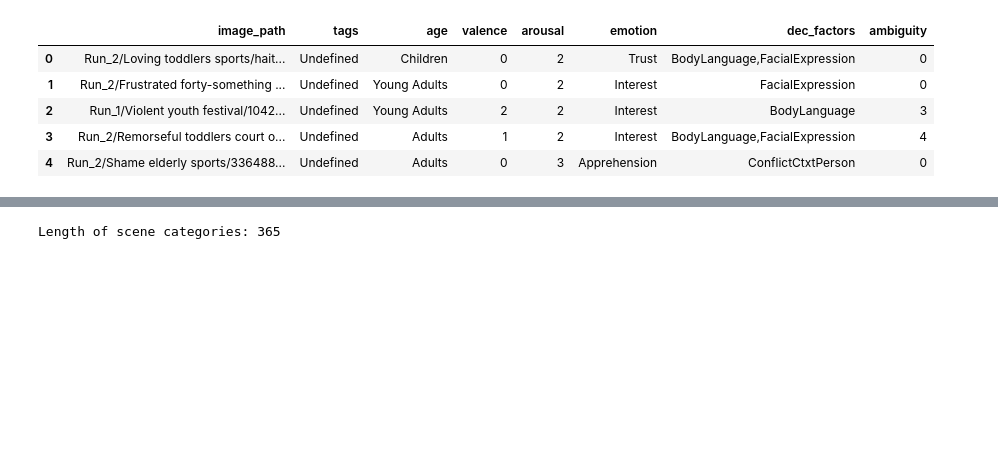
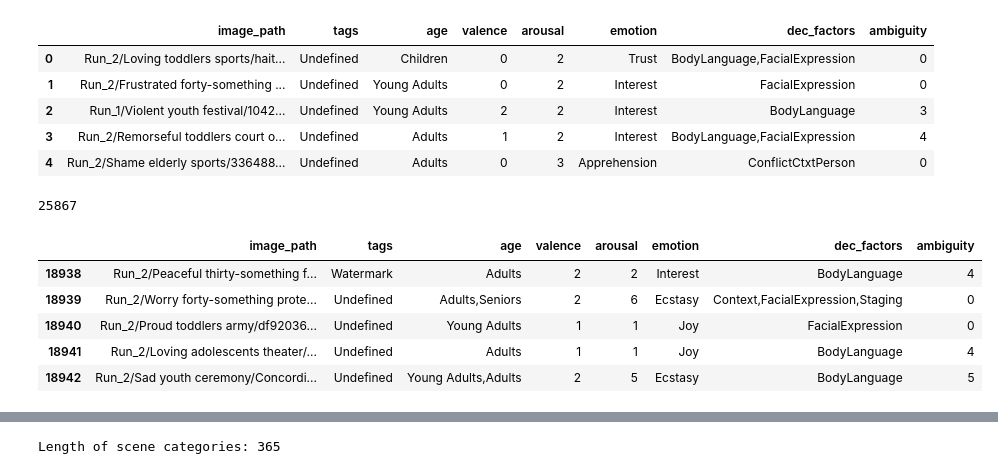
Before and after one commit to jarnedemoenvub/nsai_social_cognition, a Jupyter notebook: code/notebooks/nsai4_1.ipynb, the cells around one changed output, grey strips where cells are left out. Cells and saved outputs as stored; diff of their text form; code cells hidden in the pictures; blank space fills up the shorter version.

```diff
--- a/code/notebooks/nsai4_1.ipynb
+++ b/code/notebooks/nsai4_1.ipynb
@@ -135,3 +137,7 @@ df.head()
 | 2 | Run_1/Violent youth festival/1042... | Undefined | Young Adults | 2 | 2 | Interest | BodyLanguage | 3 |
 | 3 | Run_2/Remorseful toddlers court o... | Undefined | Adults | 1 | 2 | Interest | BodyLanguage,FacialExpression | 4 |
 | 4 | Run_2/Shame elderly sports/336488... | Undefined | Adults | 0 | 3 | Apprehension | ConflictCtxtPerson | 0 |
+# %%
+len(df)
+# %% [output]
+25867
@@ -138,3 +147,12 @@ df.head()
+# %%
+df.tail()
+# %% [output]
+|  | image_path | tags | age | valence | arousal | emotion | dec_factors | ambiguity |
+| 18938 | Run_2/Peaceful thirty-something f... | Watermark | Adults | 2 | 2 | Interest | BodyLanguage | 4 |
+| 18939 | Run_2/Worry forty-something prote... | Undefined | Adults,Seniors | 2 | 6 | Ecstasy | Context,FacialExpression,Staging | 0 |
+| 18940 | Run_2/Proud toddlers army/df92036... | Undefined | Young Adults | 1 | 1 | Joy | FacialExpression | 0 |
+| 18941 | Run_2/Loving adolescents theater/... | Undefined | Adults | 1 | 1 | Joy | BodyLanguage | 4 |
+| 18942 | Run_2/Sad youth ceremony/Concordi... | Undefined | Young Adults,Adults | 2 | 5 | Ecstasy | BodyLanguage | 5 |
 # %%
 def valence_to_class(v):
     if v < 0:
```
Also changed, not shown: parts of 32 cells of this notebook, 1 other file.
